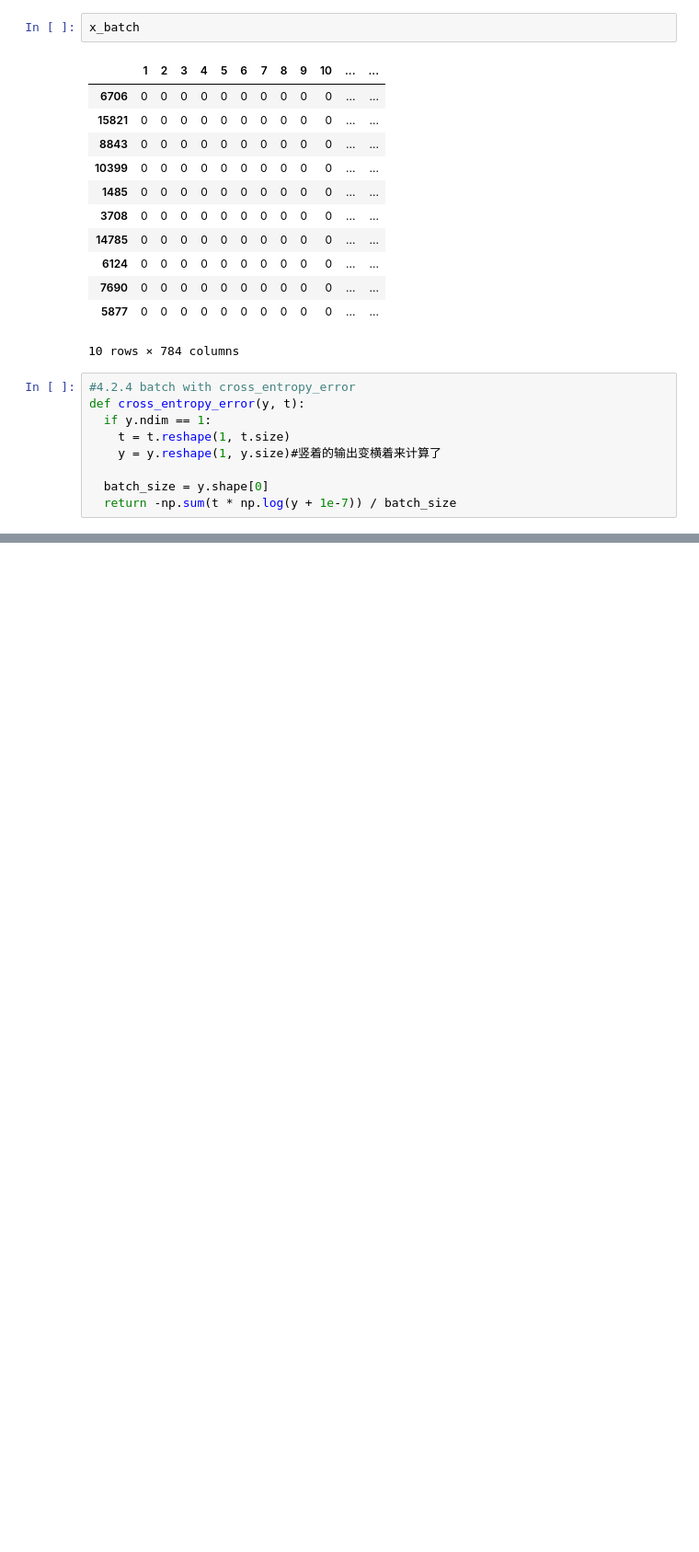
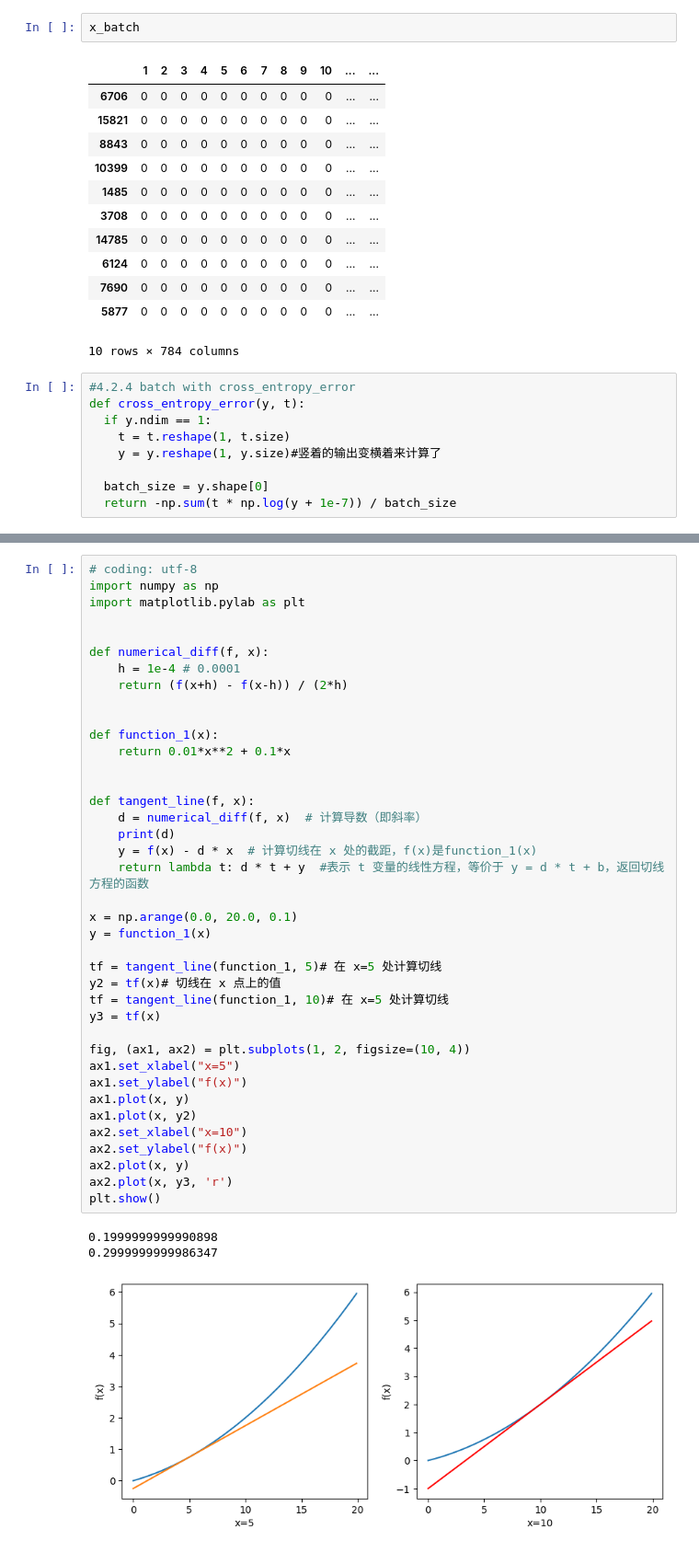
Before and after one commit to zz231008/-deeplearning, a Jupyter notebook: Chapter4.ipynb, the cells around one changed output, grey strips where cells are left out. Shown: that part at 92% size. Cells and saved outputs as stored; diff of their text form; blank space fills up the shorter version.

```diff
--- a/Chapter4.ipynb
+++ b/Chapter4.ipynb
@@ -106,0 +135,43 @@ def cross_entropy_error(y, t):
+# %%
+# coding: utf-8
+import numpy as np
+import matplotlib.pylab as plt
+
+
+def numerical_diff(f, x):
+    h = 1e-4 # 0.0001
+    return (f(x+h) - f(x-h)) / (2*h)
+
+
+def function_1(x):
+    return 0.01*x**2 + 0.1*x
+
+
+def tangent_line(f, x):
+    d = numerical_diff(f, x)  # 计算导数（即斜率）
+    print(d)
+    y = f(x) - d * x  # 计算切线在 x 处的截距，f(x)是function_1(x)
+    return lambda t: d * t + y  #表示 t 变量的线性方程，等价于 y = d * t + b，返回切线方程的函数
+
+x = np.arange(0.0, 20.0, 0.1)
+y = function_1(x)
+
+tf = tangent_line(function_1, 5)# 在 x=5 处计算切线
+y2 = tf(x)# 切线在 x 点上的值
+tf = tangent_line(function_1, 10)# 在 x=5 处计算切线
+y3 = tf(x)
+
+fig, (ax1, ax2) = plt.subplots(1, 2, figsize=(10, 4))
+ax1.set_xlabel("x=5")
+ax1.set_ylabel("f(x)")
+ax1.plot(x, y)
+ax1.plot(x, y2)
+ax2.set_xlabel("x=10")
+ax2.set_ylabel("f(x)")
+ax2.plot(x, y)
+ax2.plot(x, y3, 'r')
+plt.show()
+# %% [output]
+0.1999999999990898
+0.2999999999986347
+[figure, added]
```
Also changed, not shown: parts of 4 cells of this notebook.
